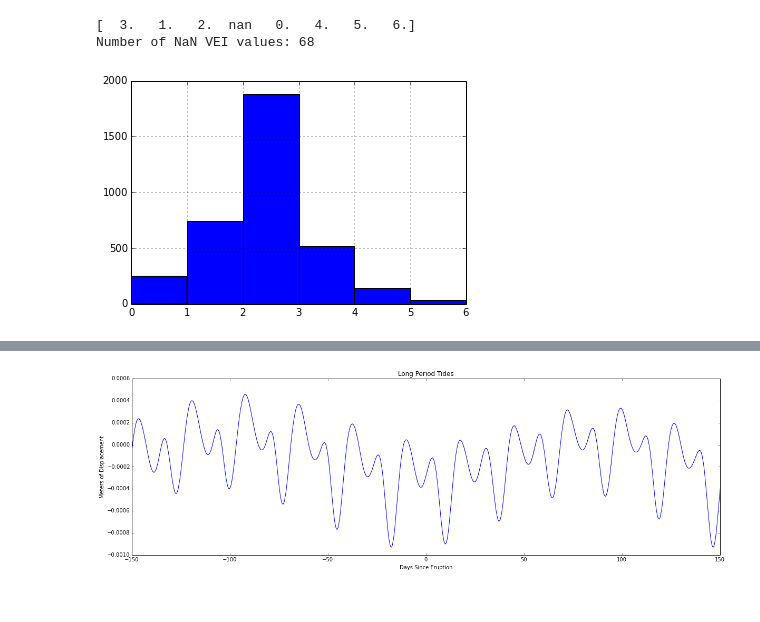
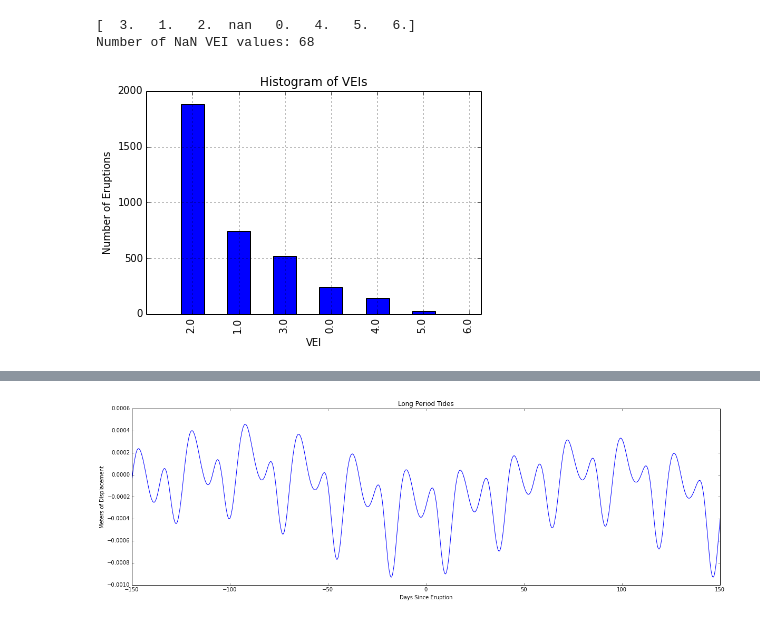
Before and after one commit to sokolo986/CS109_Volcano, a Jupyter notebook: Data CleanUp.ipynb, the cells around one changed output, grey strips where cells are left out. Cells and saved outputs as stored; diff of their text form; code cells hidden in the pictures.

```diff
--- a/Data CleanUp.ipynb
+++ b/Data CleanUp.ipynb
@@ -112,9 +174,12 @@ print 'Number of NaN VEI values:', conf_erup[conf_erup['VEI'].isnull()].shape[0]
 Number of NaN VEI values: 68
 # %%
 #VEI is skewed slightly to lower values with most values at 2
-conf_erup['VEI'].hist(bins = 6)
+conf_erup['VEI'].value_counts().plot(kind = 'bar')
+plt.title('Histogram of VEIs')
+plt.xlabel('VEI')
+plt.ylabel('Number of Eruptions')
 plt.show()
 # %% [output]
-[figure, old version]
+[figure, new version]
 # %%
 conf_erup['Impute VEI'] = cleanup.impute_vei(conf_erup,'VEI')
```
Also changed, not shown: parts of 35 cells of this notebook.
